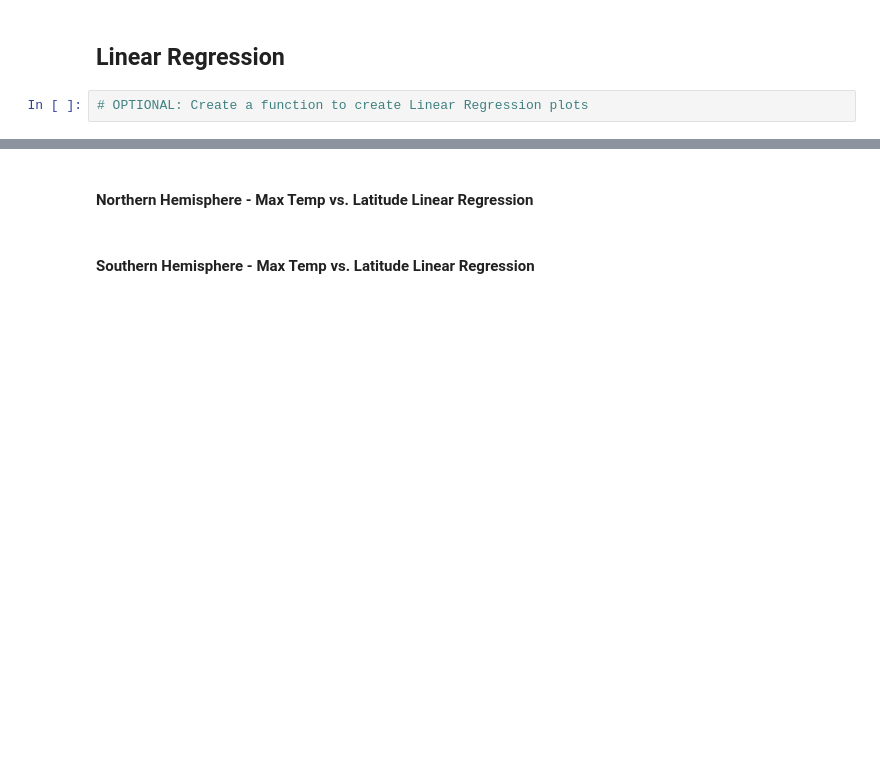
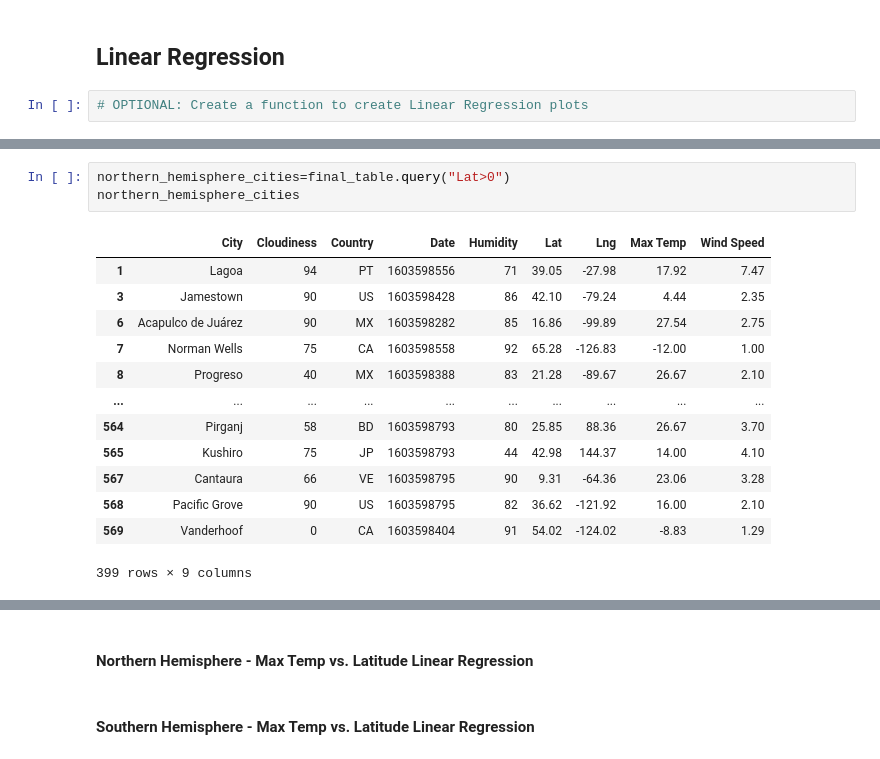
Before and after one commit to trezeget-1/Equator-Weather-Research, a Jupyter notebook: Instructions/starter_code/WeatherPy.ipynb, the cells around one changed output, grey strips where cells are left out. Cells and saved outputs as stored; diff of their text form; blank space fills up the shorter version.

Commit message:
I made some progress on the hwk

```diff
--- a/Instructions/starter_code/WeatherPy.ipynb
+++ b/Instructions/starter_code/WeatherPy.ipynb
@@ -311,0 +295,17 @@ plt.show()
+# %%
+northern_hemisphere_cities=final_table.query("Lat>0")
+northern_hemisphere_cities
+# %% [output]
+|  | City | Cloudiness | Country | Date | Humidity | Lat | Lng | Max Temp | Wind Speed |
+| 1 | Lagoa | 94 | PT | 1603598556 | 71 | 39.05 | -27.98 | 17.92 | 7.47 |
+| 3 | Jamestown | 90 | US | 1603598428 | 86 | 42.10 | -79.24 | 4.44 | 2.35 |
+| 6 | Acapulco de Juárez | 90 | MX | 1603598282 | 85 | 16.86 | -99.89 | 27.54 | 2.75 |
+| 7 | Norman Wells | 75 | CA | 1603598558 | 92 | 65.28 | -126.83 | -12.00 | 1.00 |
+| 8 | Progreso | 40 | MX | 1603598388 | 83 | 21.28 | -89.67 | 26.67 | 2.10 |
+| ... | ... | ... | ... | ... | ... | ... | ... | ... | ... |
+| 564 | Pirganj | 58 | BD | 1603598793 | 80 | 25.85 | 88.36 | 26.67 | 3.70 |
+| 565 | Kushiro | 75 | JP | 1603598793 | 44 | 42.98 | 144.37 | 14.00 | 4.10 |
+| 567 | Cantaura | 66 | VE | 1603598795 | 90 | 9.31 | -64.36 | 23.06 | 3.28 |
+| 568 | Pacific Grove | 90 | US | 1603598795 | 82 | 36.62 | -121.92 | 16.00 | 2.10 |
+| 569 | Vanderhoof | 0 | CA | 1603598404 | 91 | 54.02 | -124.02 | -8.83 | 1.29 |
+399 rows × 9 columns
```
Also changed, not shown: parts of 14 cells of this notebook, 5 other files.
